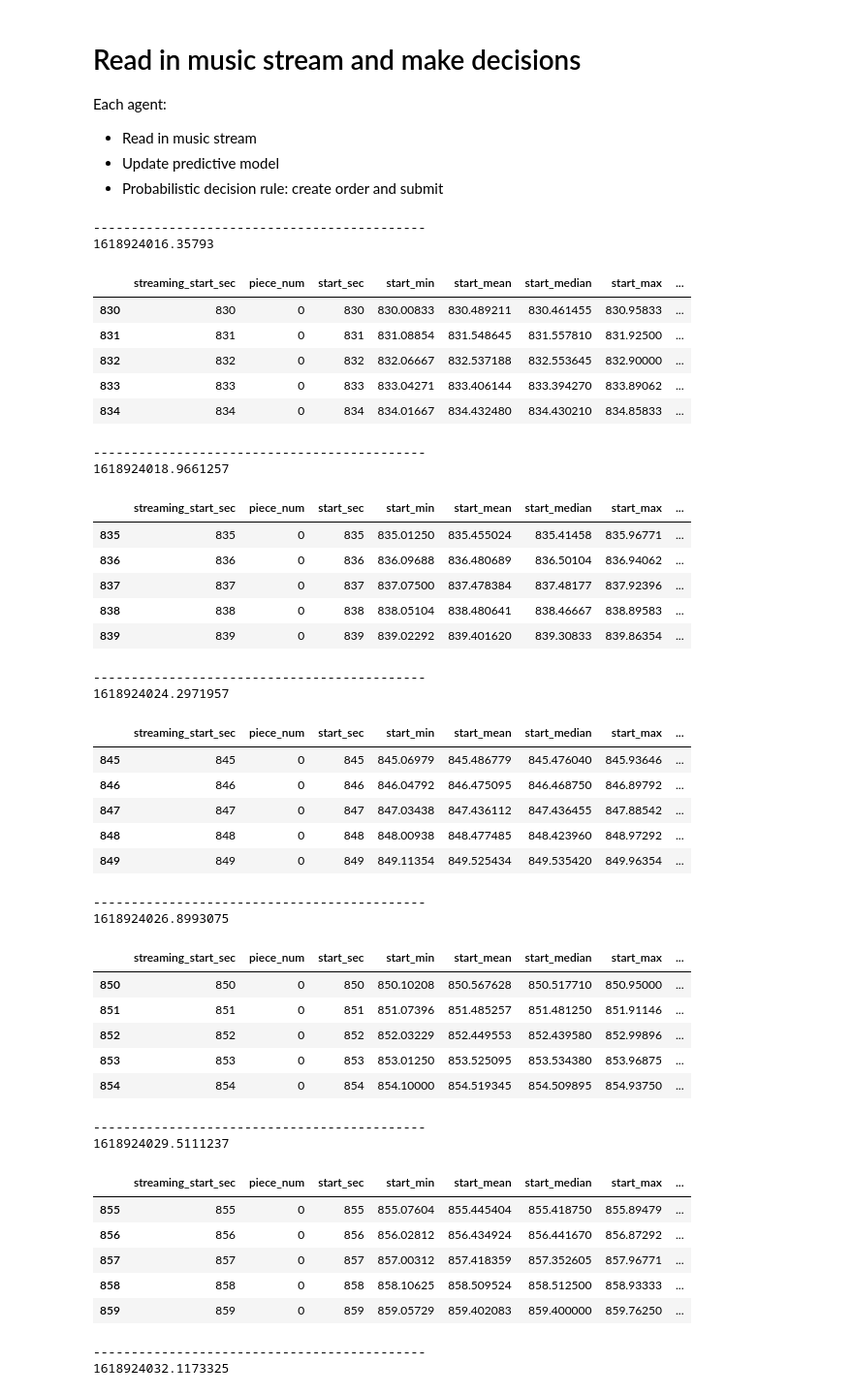
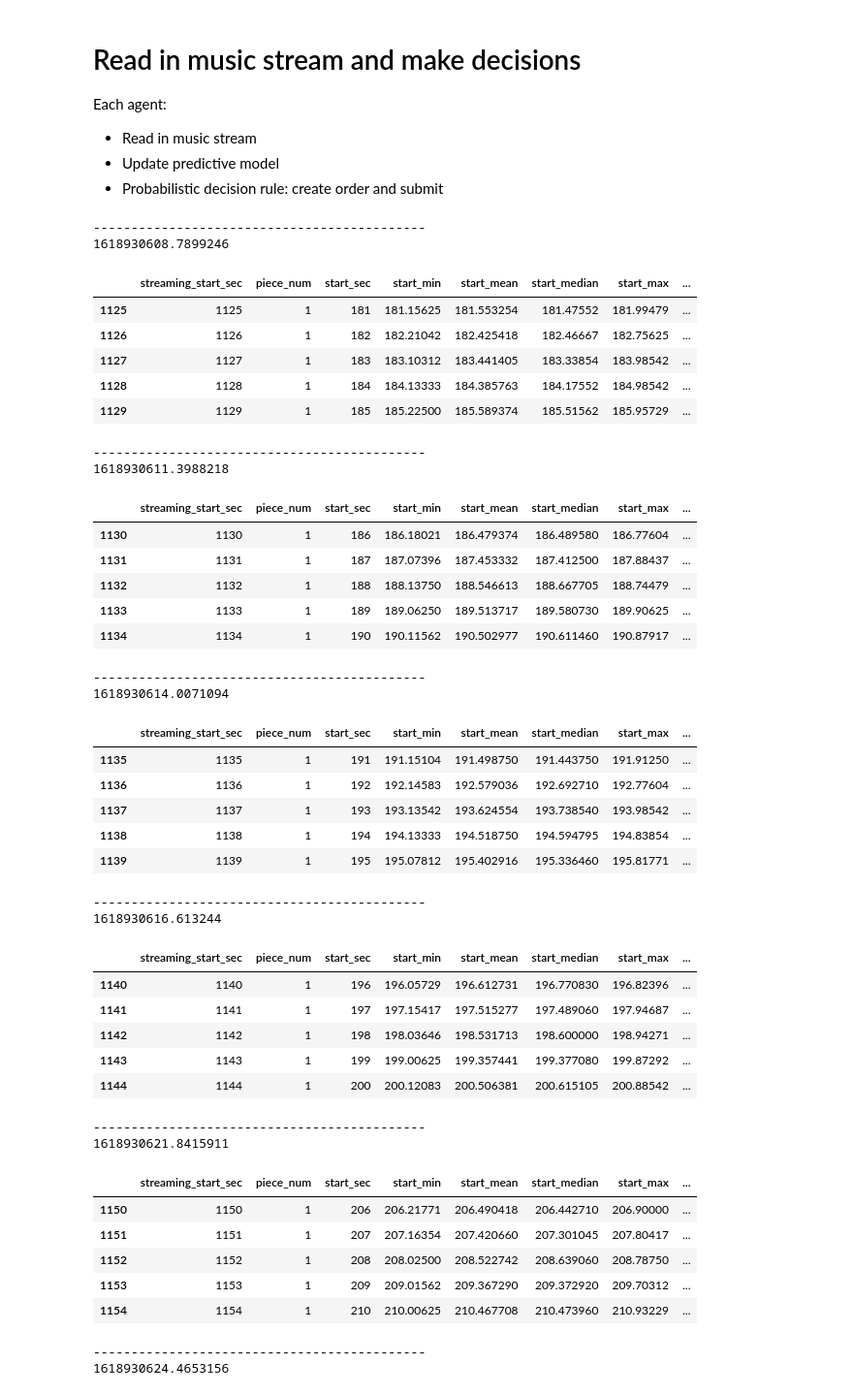
Before and after one commit to echow1/trading_music, a Jupyter notebook: predicting structural breaks in music stream.ipynb, the cells around one changed output. Shown at 97% size. Saved outputs shown, nothing was run; the diff lists cells and outputs as text; code cells hidden in the pictures.

```diff
--- a/predicting structural breaks in music stream.ipynb
+++ b/predicting structural breaks in music stream.ipynb
@@ -142,72 +142,72 @@ while True:
     if (iterations < 50):
         time.sleep(STREAM_SLEEP_SEC)
         iterations += 1
         continue
 
-    raise Exception()
+    raise Exception("Continue with analysis below")
 
     """ Analysis with current order here """
 
     ### get historical data so far
     ### the current bar (currAssetBar) will be the last rows of this dataframe
     assetDataSoFar_df = pd.concat(assetDataSoFar.values())
 
     ### if model is not train, train model
     if not initialModelTrained:
 
         ### Train predictive model
 
         initialModelTrained = True
 
 
 
 
     ### Take a short break between analyses (so plotly can catch up)
     ### should be >> plot auto-update interval so that all plots
     ### update basically at the same time.
     time.sleep(STREAM_SLEEP_SEC) # 1 second is comfortable for nice UI
     iterations += 1
 # %% [output]
 --------------------------------------------
-1618924016.35793
+1618930608.7899246
 |  | streaming_start_sec | piece_num | start_sec | start_min | start_mean | start_median | start_max | ... |
-| 830 | 830 | 0 | 830 | 830.00833 | 830.489211 | 830.461455 | 830.95833 | ... |
-| 831 | 831 | 0 | 831 | 831.08854 | 831.548645 | 831.557810 | 831.92500 | ... |
-| 832 | 832 | 0 | 832 | 832.06667 | 832.537188 | 832.553645 | 832.90000 | ... |
-| 833 | 833 | 0 | 833 | 833.04271 | 833.406144 | 833.394270 | 833.89062 | ... |
-| 834 | 834 | 0 | 834 | 834.01667 | 834.432480 | 834.430210 | 834.85833 | ... |
+| 1125 | 1125 | 1 | 181 | 181.15625 | 181.553254 | 181.47552 | 181.99479 | ... |
+| 1126 | 1126 | 1 | 182 | 182.21042 | 182.425418 | 182.46667 | 182.75625 | ... |
+| 1127 | 1127 | 1 | 183 | 183.10312 | 183.441405 | 183.33854 | 183.98542 | ... |
+| 1128 | 1128 | 1 | 184 | 184.13333 | 184.385763 | 184.17552 | 184.98542 | ... |
+| 1129 | 1129 | 1 | 185 | 185.22500 | 185.589374 | 185.51562 | 185.95729 | ... |
 --------------------------------------------
-1618924018.9661257
+1618930611.3988218
 |  | streaming_start_sec | piece_num | start_sec | start_min | start_mean | start_median | start_max | ... |
-| 835 | 835 | 0 | 835 | 835.01250 | 835.455024 | 835.41458 | 835.96771 | ... |
-| 836 | 836 | 0 | 836 | 836.09688 | 836.480689 | 836.50104 | 836.94062 | ... |
-| 837 | 837 | 0 | 837 | 837.07500 | 837.478384 | 837.48177 | 837.92396 | ... |
-| 838 | 838 | 0 | 838 | 838.05104 | 838.480641 | 838.46667 | 838.89583 | ... |
-| 839 | 839 | 0 | 839 | 839.02292 | 839.401620 | 839.30833 | 839.86354 | ... |
+| 1130 | 1130 | 1 | 186 | 186.18021 | 186.479374 | 186.489580 | 186.77604 | ... |
+| 1131 | 1131 | 1 | 187 | 187.07396 | 187.453332 | 187.412500 | 187.88437 | ... |
+| 1132 | 1132 | 1 | 188 | 188.13750 | 188.546613 | 188.667705 | 188.74479 | ... |
+| 1133 | 1133 | 1 | 189 | 189.06250 | 189.513717 | 189.580730 | 189.90625 | ... |
+| 1134 | 1134 | 1 | 190 | 190.11562 | 190.502977 | 190.611460 | 190.87917 | ... |
 --------------------------------------------
-1618924024.2971957
+1618930614.0071094
 |  | streaming_start_sec | piece_num | start_sec | start_min | start_mean | start_median | start_max | ... |
-| 845 | 845 | 0 | 845 | 845.06979 | 845.486779 | 845.476040 | 845.93646 | ... |
-| 846 | 846 | 0 | 846 | 846.04792 | 846.475095 | 846.468750 | 846.89792 | ... |
-| 847 | 847 | 0 | 847 | 847.03438 | 847.436112 | 847.436455 | 847.88542 | ... |
-| 848 | 848 | 0 | 848 | 848.00938 | 848.477485 | 848.423960 | 848.97292 | ... |
-| 849 | 849 | 0 | 849 | 849.11354 | 849.525434 | 849.535420 | 849.96354 | ... |
+| 1135 | 1135 | 1 | 191 | 191.15104 | 191.498750 | 191.443750 | 191.91250 | ... |
+| 1136 | 1136 | 1 | 192 | 192.14583 | 192.579036 | 192.692710 | 192.77604 | ... |
+| 1137 | 1137 | 1 | 193 | 193.13542 | 193.624554 | 193.738540 | 193.98542 | ... |
+| 1138 | 1138 | 1 | 194 | 194.13333 | 194.518750 | 194.594795 | 194.83854 | ... |
+| 1139 | 1139 | 1 | 195 | 195.07812 | 195.402916 | 195.336460 | 195.81771 | ... |
 --------------------------------------------
-1618924026.8993075
+1618930616.613244
 |  | streaming_start_sec | piece_num | start_sec | start_min | start_mean | start_median | start_max | ... |
-| 850 | 850 | 0 | 850 | 850.10208 | 850.567628 | 850.517710 | 850.95000 | ... |
-| 851 | 851 | 0 | 851 | 851.07396 | 851.485257 | 851.481250 | 851.91146 | ... |
-| 852 | 852 | 0 | 852 | 852.03229 | 852.449553 | 852.439580 | 852.99896 | ... |
-| 853 | 853 | 0 | 853 | 853.01250 | 853.525095 | 853.534380 | 853.96875 | ... |
-| 854 | 854 | 0 | 854 | 854.10000 | 854.519345 | 854.509895 | 854.93750 | ... |
+| 1140 | 1140 | 1 | 196 | 196.05729 | 196.612731 | 196.770830 | 196.82396 | ... |
+| 1141 | 1141 | 1 | 197 | 197.15417 | 197.515277 | 197.489060 | 197.94687 | ... |
+| 1142 | 1142 | 1 | 198 | 198.03646 | 198.531713 | 198.600000 | 198.94271 | ... |
+| 1143 | 1143 | 1 | 199 | 199.00625 | 199.357441 | 199.377080 | 199.87292 | ... |
+| 1144 | 1144 | 1 | 200 | 200.12083 | 200.506381 | 200.615105 | 200.88542 | ... |
 --------------------------------------------
-1618924029.5111237
+1618930621.8415911
 |  | streaming_start_sec | piece_num | start_sec | start_min | start_mean | start_median | start_max | ... |
-| 855 | 855 | 0 | 855 | 855.07604 | 855.445404 | 855.418750 | 855.89479 | ... |
-| 856 | 856 | 0 | 856 | 856.02812 | 856.434924 | 856.441670 | 856.87292 | ... |
-| 857 | 857 | 0 | 857 | 857.00312 | 857.418359 | 857.352605 | 857.96771 | ... |
-| 858 | 858 | 0 | 858 | 858.10625 | 858.509524 | 858.512500 | 858.93333 | ... |
-| 859 | 859 | 0 | 859 | 859.05729 | 859.402083 | 859.400000 | 859.76250 | ... |
+| 1150 | 1150 | 1 | 206 | 206.21771 | 206.490418 | 206.442710 | 206.90000 | ... |
+| 1151 | 1151 | 1 | 207 | 207.16354 | 207.420660 | 207.301045 | 207.80417 | ... |
+| 1152 | 1152 | 1 | 208 | 208.02500 | 208.522742 | 208.639060 | 208.78750 | ... |
+| 1153 | 1153 | 1 | 209 | 209.01562 | 209.367290 | 209.372920 | 209.70312 | ... |
+| 1154 | 1154 | 1 | 210 | 210.00625 | 210.467708 | 210.473960 | 210.93229 | ... |
 --------------------------------------------
-1618924032.1173325
+1618930624.4653156
 |  | streaming_start_sec | piece_num | start_sec | start_min | start_mean | start_median | start_max | ... |
```
Also changed, not shown: parts of 9 cells of this notebook.
